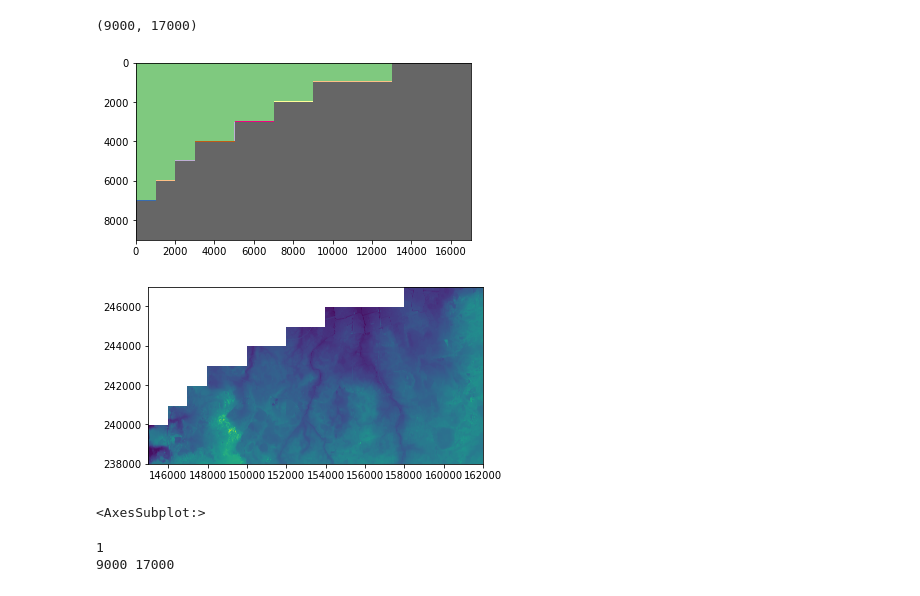
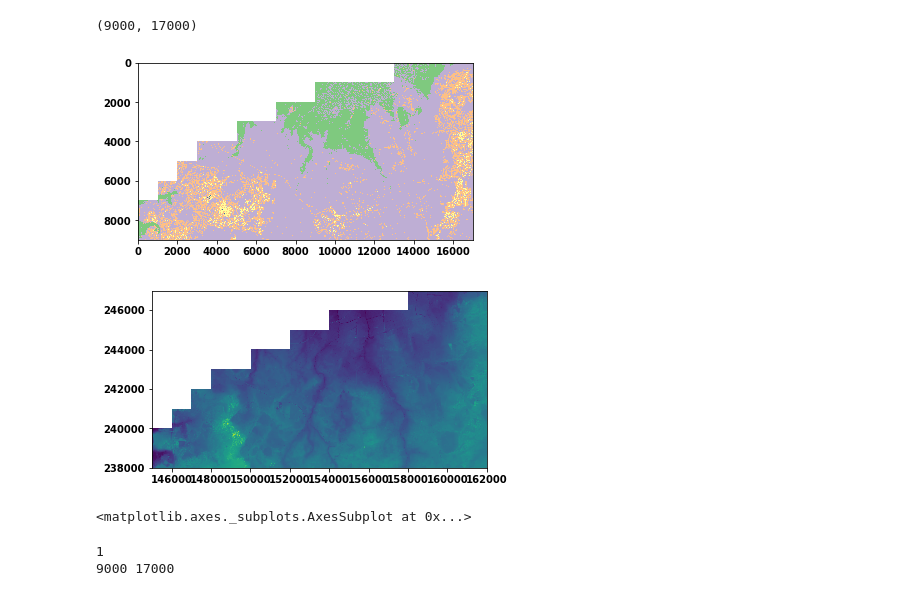
Before and after one commit to N1chelle/3D-Houses, a Jupyter notebook: tif_file-DSM&DTM.ipynb, the cells around one changed output. Drawn from its saved outputs; the diff is of its cells as text; code cells hidden in the pictures.

```diff
--- a/tif_file-DSM&DTM.ipynb
+++ b/tif_file-DSM&DTM.ipynb
@@ -6,6 +8,7 @@ import matplotlib.pyplot as plt
 # %%
 # DSM
 fp = r'C:\Users\Andrew\Desktop\becode_projects\3D-Houses\DHMVIIDSMRAS1m_k01\GeoTIFF\DHMVIIDSMRAS1m_k01.tif'
-surface_img = rs.open(fp)
-show(surface_img)
+DSM_img = rio.open(fp)
+show(DSM_img)
+t = DSM_img.read()
 # %% [output]
@@ -47,0 +33,3 @@ array([[-9.999e+03, -9.999e+03, -9.999e+03, ...,  1.275e+01,  1.279e+01,
+# %%
+DSM_array = DSM_img.read(1, masked = True) # Masked=True will mask all no data values
+DSM_array
@@ -50,17 +56,17 @@ imarray.shape
 # %% [output]
 (9000, 17000)
 # %%
-plt.imshow(imarray, cmap='Accent')
+plt.imshow(DSM_array, cmap='Accent')
 plt.show()
 # %% [output]
-[figure, old version]
+[figure, new version]
 # %%
 # DTM
 fpt = r'C:\Users\Andrew\Desktop\becode_projects\3D-Houses\DHMVIIDTMRAS1m_k01\GeoTIFF\DHMVIIDTMRAS1m_k01.tif'
-terrain_img = rs.open(fpt)
-show(terrain_img)
+DTM_img = rio.open(fpt)
+show(DTM_img)
 # %% [output]
-[figure, old version]
+[figure, new version]
-<AxesSubplot:>
+<matplotlib.axes._subplots.AxesSubplot at 0x...>
 # %%
 # No. of bands
```
Also changed, not shown: parts of 14 cells of this notebook.
